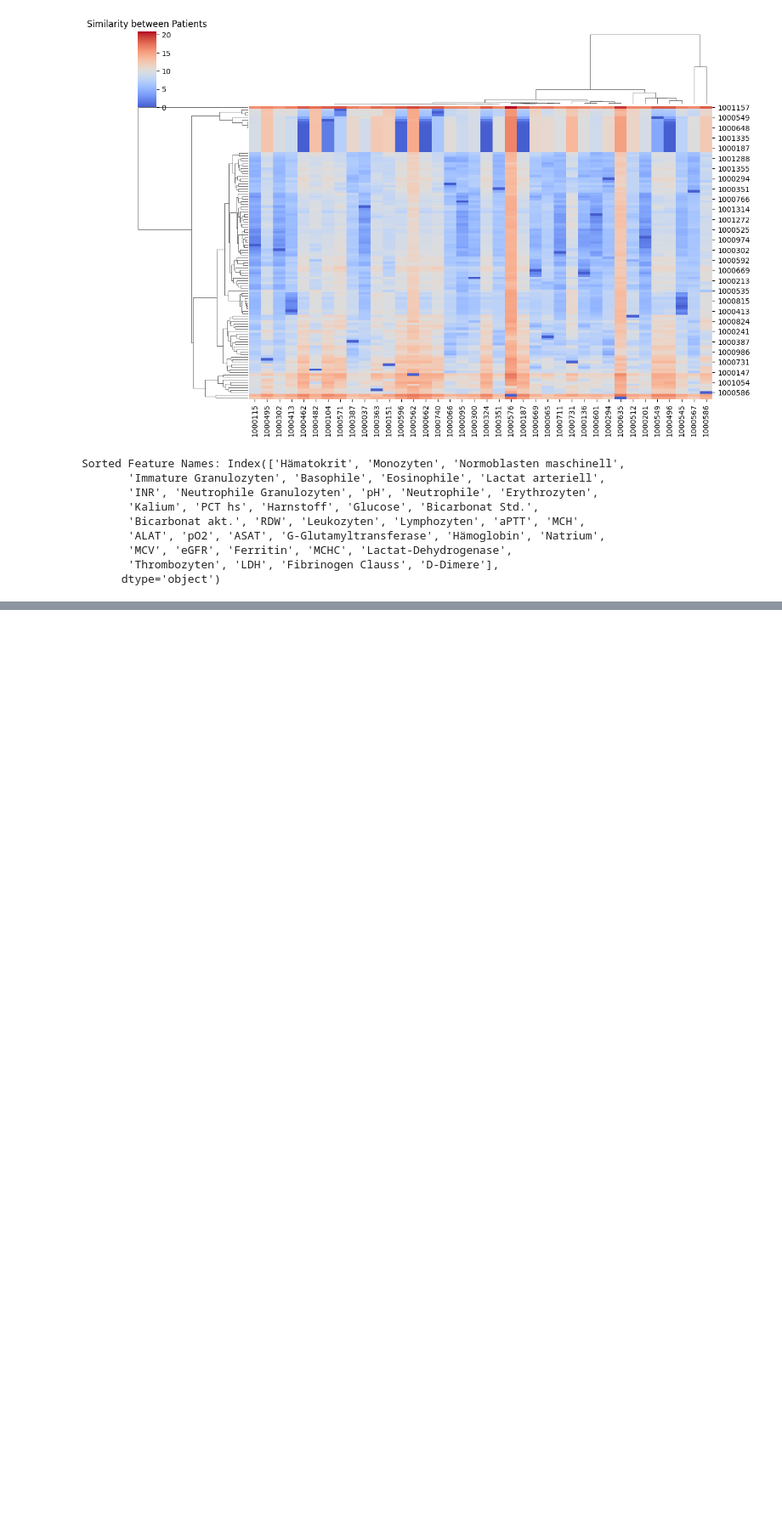
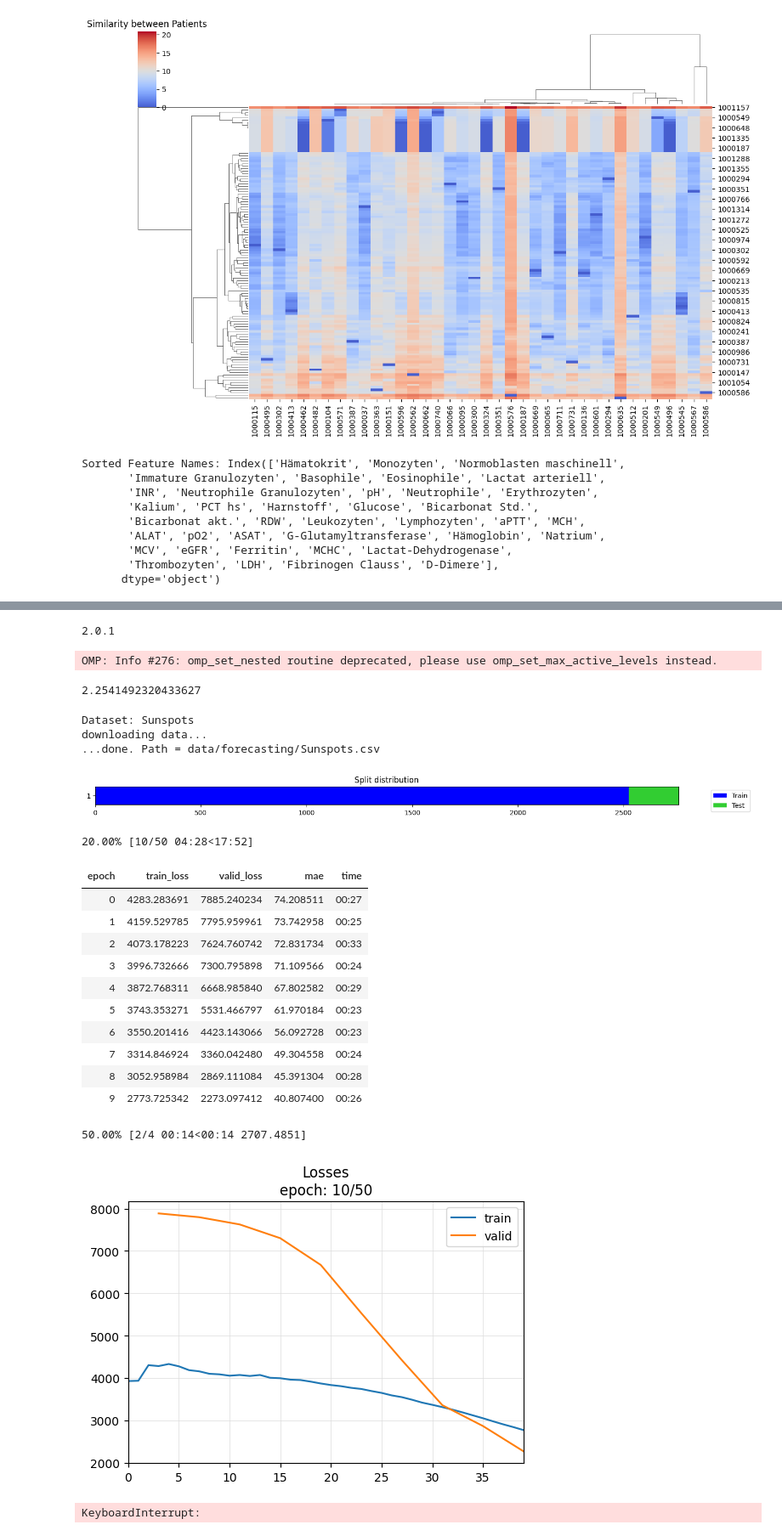
Before and after one commit to jagh/patientomics, a Jupyter notebook: notebooks/analyzing_labmarkers_for_long_covid.ipynb, the cells around one changed output, grey strips where cells are left out. Shown at 85% size. Saved outputs shown, nothing was run; the diff lists cells and outputs as text; code cells hidden in the pictures; blank space fills up the shorter version.

```diff
--- a/notebooks/analyzing_labmarkers_for_long_covid.ipynb
+++ b/notebooks/analyzing_labmarkers_for_long_covid.ipynb
@@ -1449,0 +1576,60 @@ Sorted Feature Names: Index(['Hämatokrit', 'Monozyten', 'Normoblasten maschinel
+# %%
+## get pytorch version
+import torch
+print(torch.__version__)
+# %% [output]
+2.0.1
+# %%
+from sklearn.metrics import mean_squared_error, make_scorer
+from tsai.data.external import get_Monash_regression_data
+from tsai.models.MINIROCKET import MiniRocketRegressor
+
+X_train, y_train, *_ = get_Monash_regression_data('AppliancesEnergy')
+rmse_scorer = make_scorer(mean_squared_error, greater_is_better=False)
+reg = MiniRocketRegressor(scoring=rmse_scorer)
+reg.fit(X_train, y_train)
+reg.save('MiniRocketRegressor')
+# %% [output]
+OMP: Info #276: omp_set_nested routine deprecated, please use omp_set_max_active_levels instead.
+# %%
+from sklearn.metrics import mean_squared_error
+from tsai.data.external import get_Monash_regression_data
+from tsai.models.MINIROCKET import load_minirocket
+
+*_, X_test, y_test = get_Monash_regression_data('AppliancesEnergy')
+reg = load_minirocket('MiniRocketRegressor')
+y_pred = reg.predict(X_test)
+mean_squared_error(y_test, y_pred, squared=False)
+# %% [output]
+2.2541492320433627
+# %%
+from tsai.basics import *
+
+ts = get_forecasting_time_series("Sunspots").values
+X, y = SlidingWindow(60, horizon=1)(ts)
+splits = TimeSplitter(235)(y)
+tfms = [None, TSForecasting()]
+batch_tfms = TSStandardize()
+fcst = TSForecaster(X, y, splits=splits, path='models', tfms=tfms, batch_tfms=batch_tfms, bs=512, arch="TSTPlus", metrics=mae, cbs=ShowGraph())
+fcst.fit_one_cycle(50, 1e-3)
+fcst.export("fcst.pkl")
+# %% [output]
+Dataset: Sunspots
+downloading data...
+...done. Path = data/forecasting/Sunspots.csv
+[figure, added]
+20.00% [10/50 04:28<17:52]
+| epoch | train_loss | valid_loss | mae | time |
+| 0 | 4283.283691 | 7885.240234 | 74.208511 | 00:27 |
+| 1 | 4159.529785 | 7795.959961 | 73.742958 | 00:25 |
+| 2 | 4073.178223 | 7624.760742 | 72.831734 | 00:33 |
+| 3 | 3996.732666 | 7300.795898 | 71.109566 | 00:24 |
+| 4 | 3872.768311 | 6668.985840 | 67.802582 | 00:29 |
+| 5 | 3743.353271 | 5531.466797 | 61.970184 | 00:23 |
+| 6 | 3550.201416 | 4423.143066 | 56.092728 | 00:23 |
+| 7 | 3314.846924 | 3360.042480 | 49.304558 | 00:24 |
+| 8 | 3052.958984 | 2869.111084 | 45.391304 | 00:28 |
+| 9 | 2773.725342 | 2273.097412 | 40.807400 | 00:26 |
+50.00% [2/4 00:14<00:14 2707.4851]
+[figure, added]
+KeyboardInterrupt:
```
Also changed, not shown: parts of 5 cells of this notebook.
